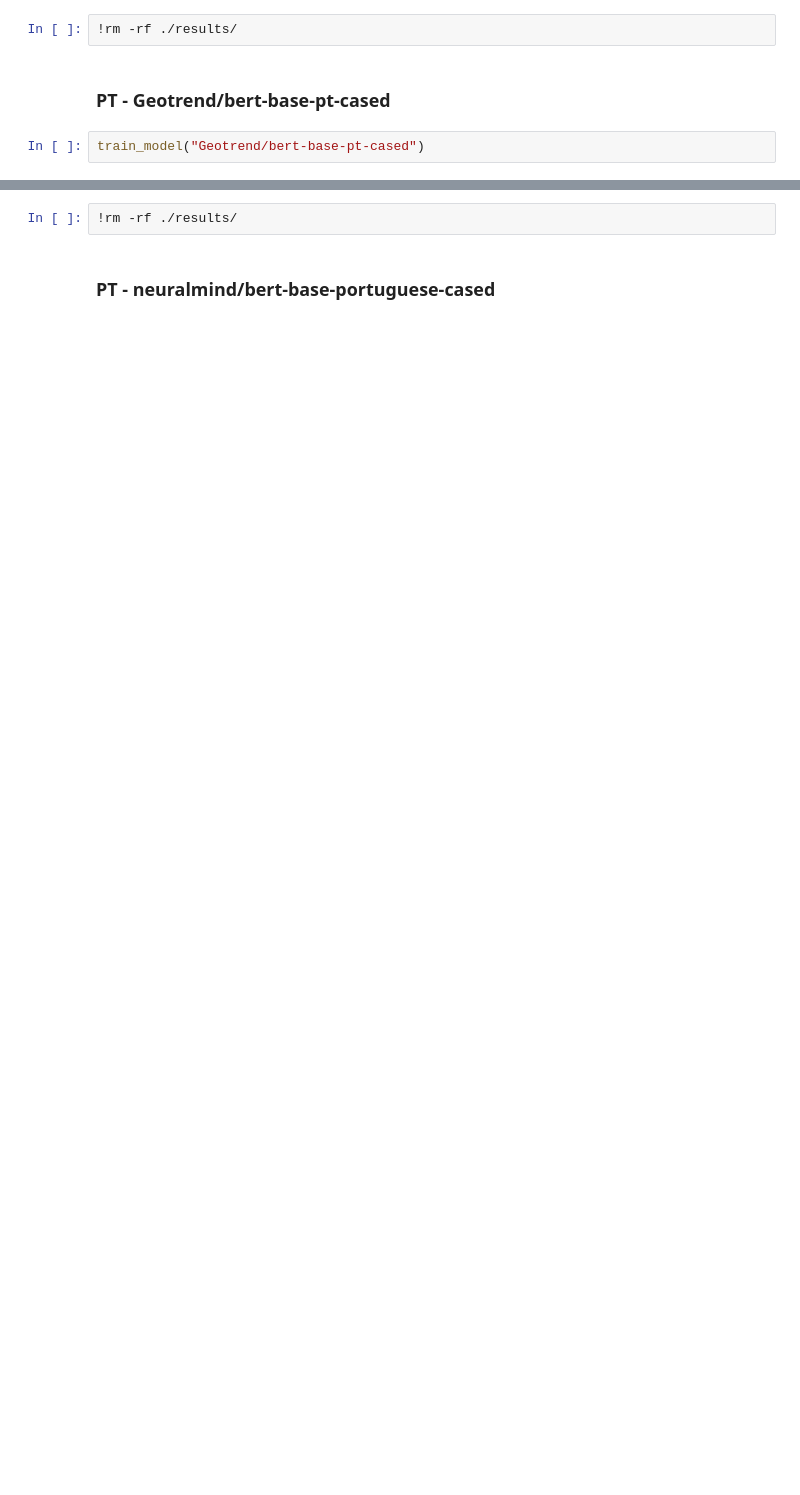
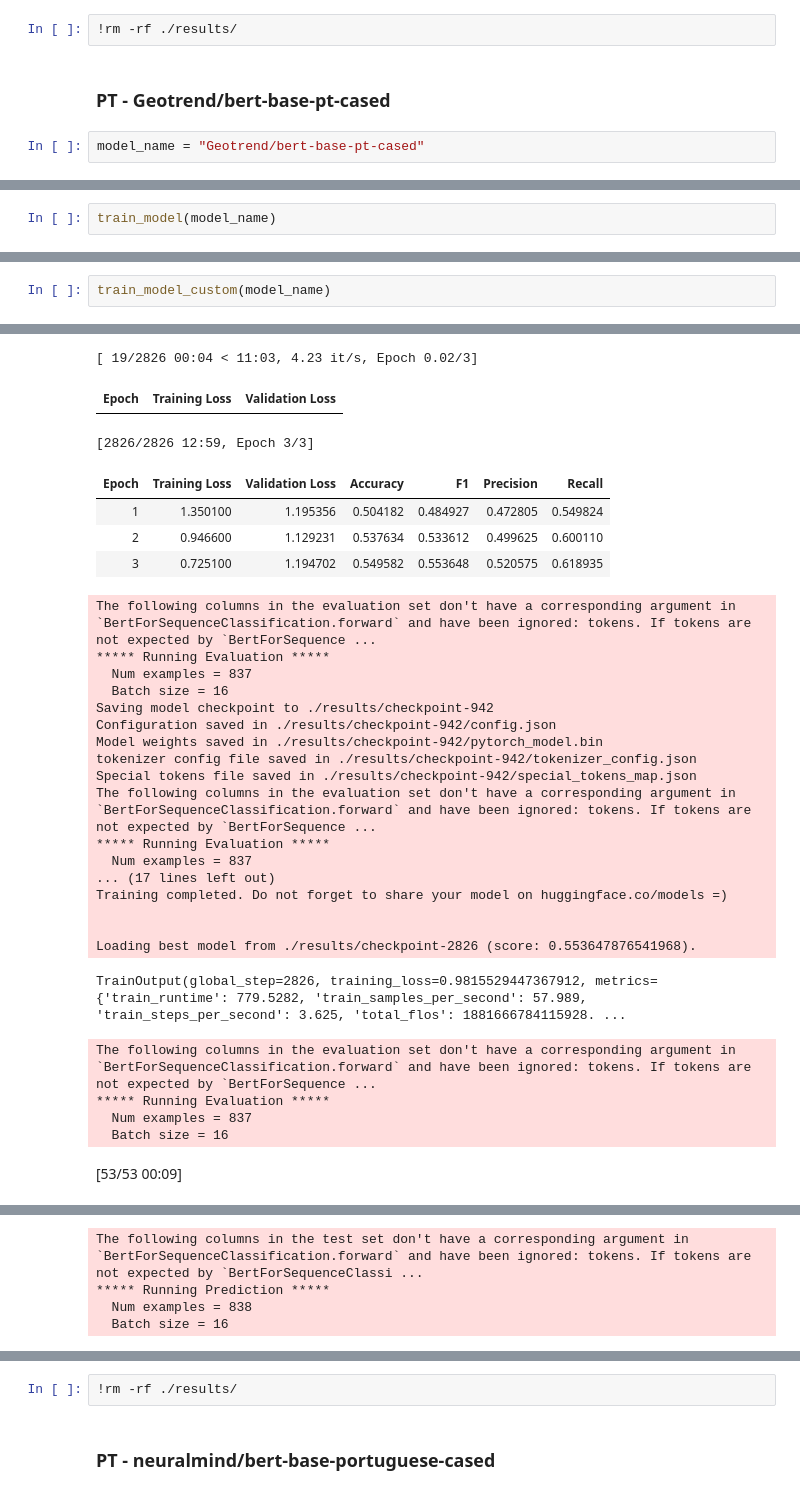
Before and after one commit to g-batalhao-a/PLN, a Jupyter notebook: Project/Assignment2/baseline.ipynb, the cells around one changed output, grey strips where cells are left out. Drawn from its saved outputs; the diff is of its cells as text; blank space fills up the shorter version.

```diff
--- a/Project/Assignment2/baseline.ipynb
+++ b/Project/Assignment2/baseline.ipynb
@@ -312,4 +553,4 @@ Special tokens file saved in /content/drive/Shareddrives/PLN/Assignment 2/models
 # %% [markdown]
 ### PT - Geotrend/bert-base-pt-cased
 # %%
-train_model("Geotrend/bert-base-pt-cased")
+model_name = "Geotrend/bert-base-pt-cased"
@@ -418,0 +557,2 @@ The following columns in the evaluation set don't have a corresponding argument
+# %%
+train_model(model_name)
@@ -418,0 +666,3 @@ The following columns in the evaluation set don't have a corresponding argument
+# %%
+train_model_custom(model_name)
+# %% [output]
@@ -418,0 +682,30 @@ The following columns in the evaluation set don't have a corresponding argument
+[ 19/2826 00:04 < 11:03, 4.23 it/s, Epoch 0.02/3]
+| Epoch | Training Loss | Validation Loss |
+[2826/2826 12:59, Epoch 3/3]
+| Epoch | Training Loss | Validation Loss | Accuracy | F1 | Precision | Recall |
+| 1 | 1.350100 | 1.195356 | 0.504182 | 0.484927 | 0.472805 | 0.549824 |
+| 2 | 0.946600 | 1.129231 | 0.537634 | 0.533612 | 0.499625 | 0.600110 |
+| 3 | 0.725100 | 1.194702 | 0.549582 | 0.553648 | 0.520575 | 0.618935 |
+The following columns in the evaluation set don't have a corresponding argument in `BertForSequenceClassification.forward` and have been ignored: tokens. If tokens are not expected by `BertForSequence ...
+***** Running Evaluation *****
+  Num examples = 837
+  Batch size = 16
+Saving model checkpoint to ./results/checkpoint-942
+Configuration saved in ./results/checkpoint-942/config.json
+Model weights saved in ./results/checkpoint-942/pytorch_model.bin
+tokenizer config file saved in ./results/checkpoint-942/tokenizer_config.json
+Special tokens file saved in ./results/checkpoint-942/special_tokens_map.json
+The following columns in the evaluation set don't have a corresponding argument in `BertForSequenceClassification.forward` and have been ignored: tokens. If tokens are not expected by `BertForSequence ...
+***** Running Evaluation *****
+  Num examples = 837
+... (17 lines left out)
+Training completed. Do not forget to share your model on huggingface.co/models =)
+
+
+Loading best model from ./results/checkpoint-2826 (score: 0.553647876541968).
+TrainOutput(global_step=2826, training_loss=0.9815529447367912, metrics={'train_runtime': 779.5282, 'train_samples_per_second': 57.989, 'train_steps_per_second': 3.625, 'total_flos': 1881666784115928. ...
+The following columns in the evaluation set don't have a corresponding argument in `BertForSequenceClassification.forward` and have been ignored: tokens. If tokens are not expected by `BertForSequence ...
+***** Running Evaluation *****
+  Num examples = 837
+  Batch size = 16
+[53/53 00:09]
@@ -418,0 +721,4 @@ The following columns in the evaluation set don't have a corresponding argument
+The following columns in the test set don't have a corresponding argument in `BertForSequenceClassification.forward` and have been ignored: tokens. If tokens are not expected by `BertForSequenceClassi ...
+***** Running Prediction *****
+  Num examples = 838
+  Batch size = 16
```
Also changed, not shown: parts of 48 cells of this notebook.
